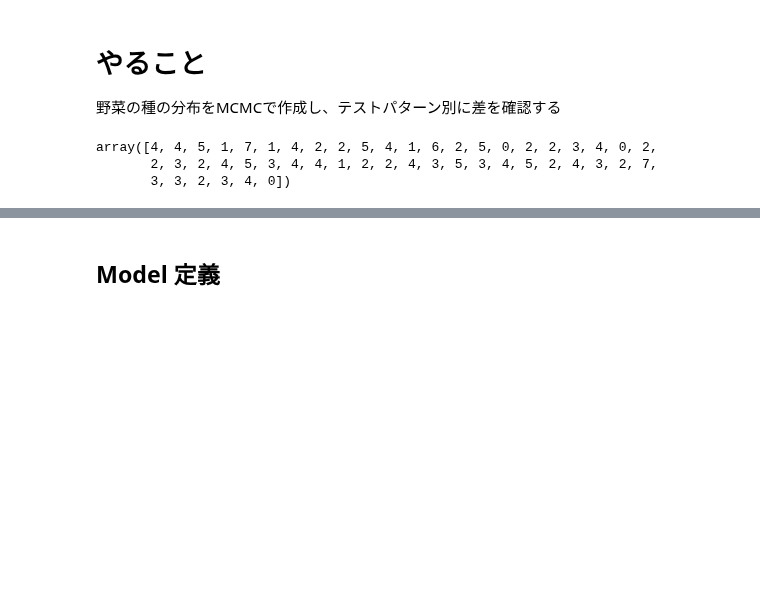
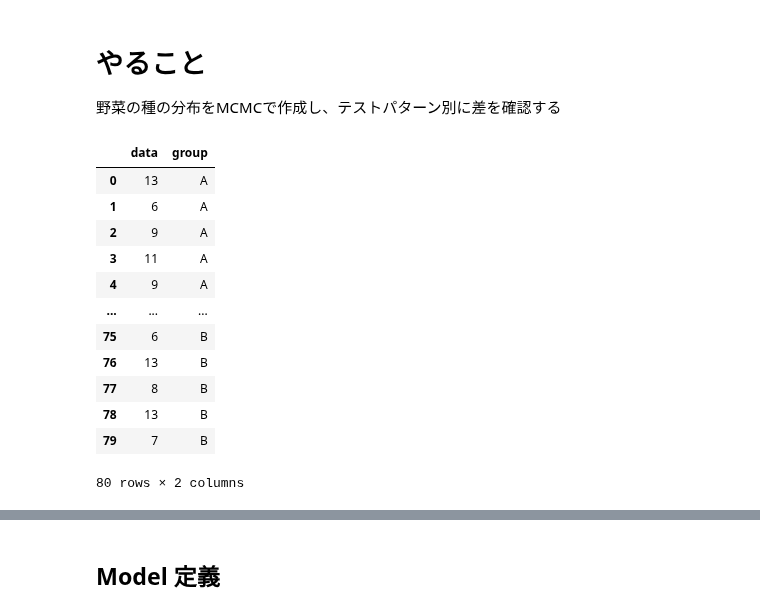
Before and after one commit to kazutax/AB_test, a Jupyter notebook: notebook/003_2_基礎コード(野菜の種).ipynb, the cells around one changed output, grey strips where cells are left out. Cells and saved outputs as stored; diff of their text form; code cells hidden in the pictures; blank space fills up the shorter version.

```diff
--- a/notebook/003_2_基礎コード(野菜の種).ipynb
+++ b/notebook/003_2_基礎コード(野菜の種).ipynb
@@ -33,7 +34,28 @@ y = rng.poisson(lam = 3, size = n) # 野菜の種
-# %%
-y
-# %% [output]
-array([4, 4, 5, 1, 7, 1, 4, 2, 2, 5, 4, 1, 6, 2, 5, 0, 2, 2, 3, 4, 0, 2,
-       2, 3, 2, 4, 5, 3, 4, 4, 1, 2, 2, 4, 3, 5, 3, 4, 5, 2, 4, 3, 2, 7,
-       3, 3, 2, 3, 4, 0])
+# %%
+df_A = pd.DataFrame()
+df_B = pd.DataFrame()
+
+df_A['data'] = y_A
+df_A['group'] = 'A'
+
+df_B['data'] = y_B
+df_B['group'] = 'B'
+
+df = pd.concat([df_A, df_B]).reset_index(drop = True)
+# %%
+df
+# %% [output]
+|  | data | group |
+| 0 | 13 | A |
+| 1 | 6 | A |
+| 2 | 9 | A |
+| 3 | 11 | A |
+| 4 | 9 | A |
+| ... | ... | ... |
+| 75 | 6 | B |
+| 76 | 13 | B |
+| 77 | 8 | B |
+| 78 | 13 | B |
+| 79 | 7 | B |
+80 rows × 2 columns
 # %%
```
Also changed, not shown: parts of 2 cells of this notebook.
